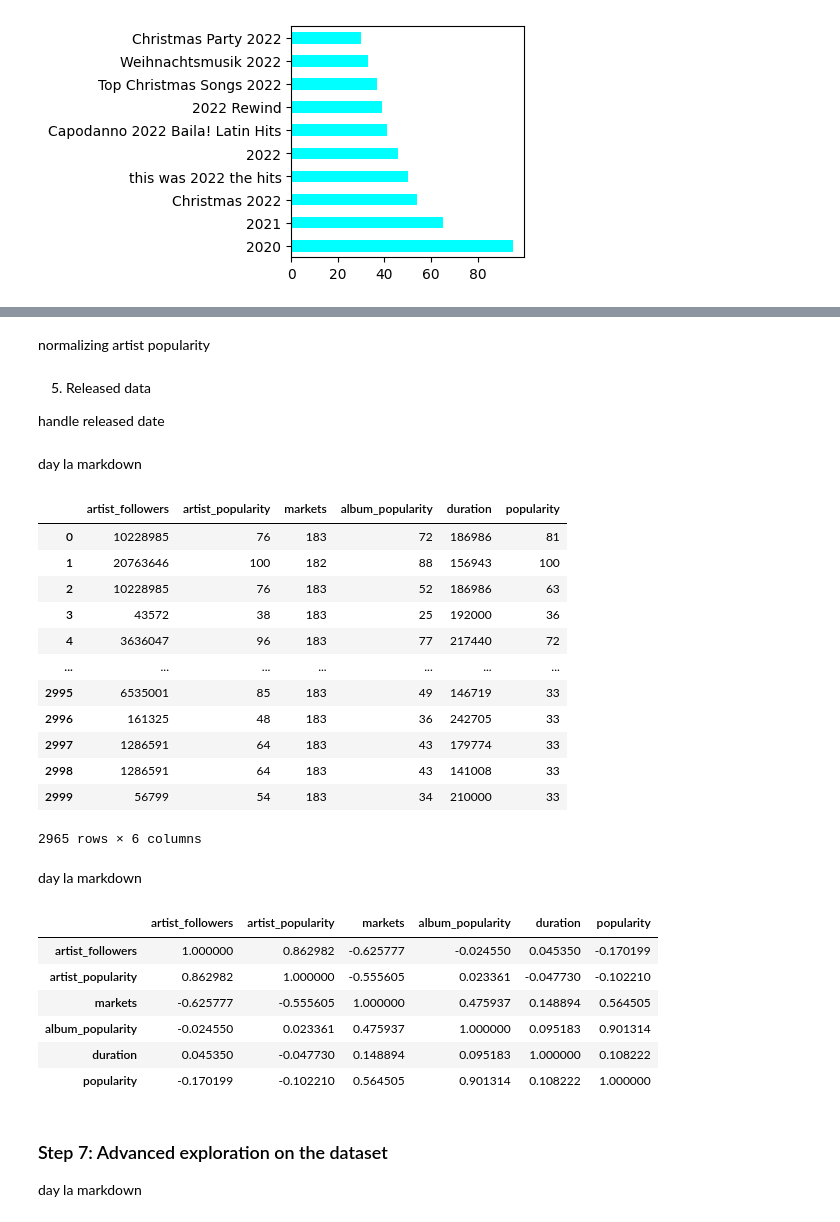
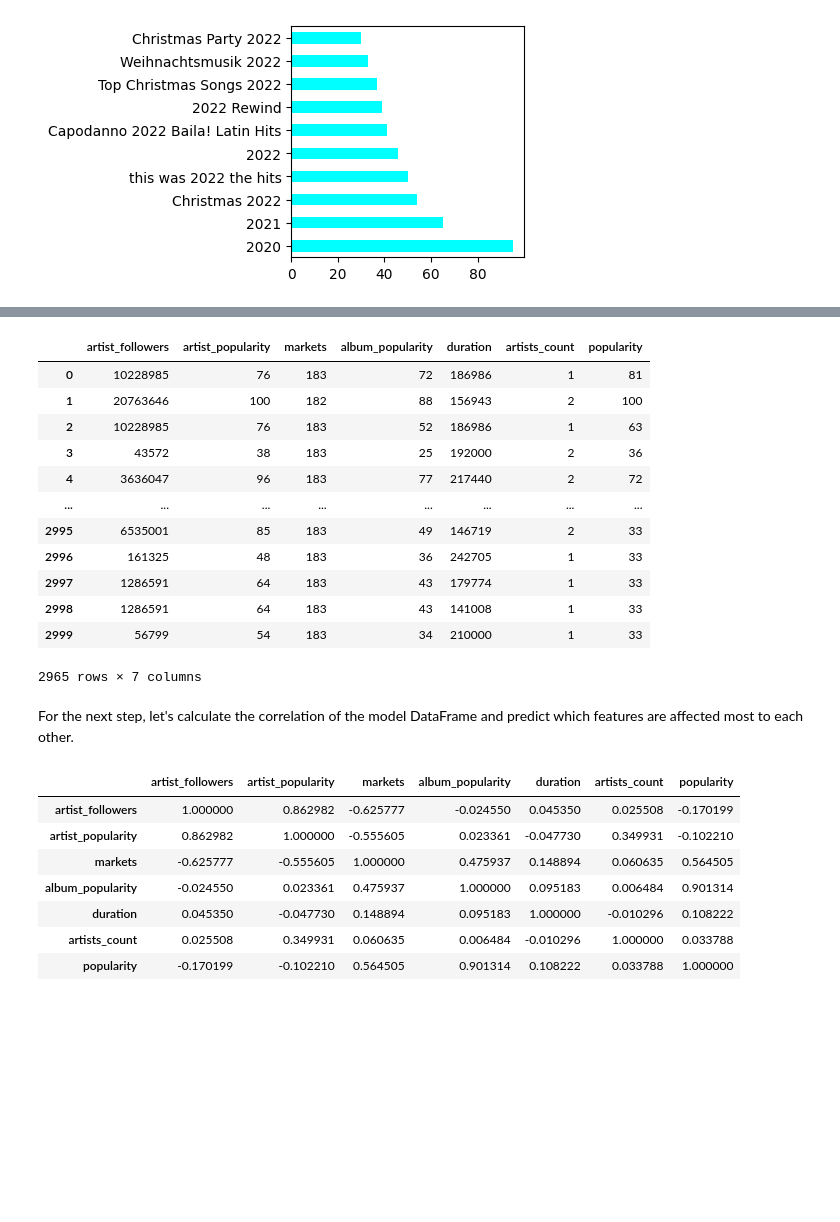
Before and after one commit to quytrungg/Final_Project_CSC14119, a Jupyter notebook: songs_data_exploration.ipynb, the cells around one changed output, grey strips where cells are left out. Drawn from its saved outputs; the diff is of its cells as text; code cells hidden in the pictures; blank space fills up the shorter version.

Commit message:
Finish markdown for songs data exploration

```diff
--- a/songs_data_exploration.ipynb
+++ b/songs_data_exploration.ipynb
@@ -288,2 +339,0 @@ songs_df['artist_popularity'].update(songs_df['artist_popularity'].apply(lambda
-# %% [markdown]
-normalizing artist popularity
@@ -293,4 +339,0 @@ songs_df['artist_popularity'] = songs_df['artist_popularity'].astype('int64')
-# %% [markdown]
-5. Released data
-
-handle released date
@@ -299,35 +340,30 @@ songs_df['released_date'] = pd.to_datetime(songs_df['released_date'], format='%Y
-# %% [markdown]
-day la markdown
 # %%
-songs_model_df = songs_df[['artist_followers', 'artist_popularity', 'markets', 'album_popularity', 'duration', 'popularity']]
+songs_model_df = songs_df[['artist_followers', 'artist_popularity', 'markets', 'album_popularity', 'duration', 'artists_count', 'popularity']]
 songs_model_df
 # %% [output]
-|  | artist_followers | artist_popularity | markets | album_popularity | duration | popularity |
-| 0 | 10228985 | 76 | 183 | 72 | 186986 | 81 |
-| 1 | 20763646 | 100 | 182 | 88 | 156943 | 100 |
-| 2 | 10228985 | 76 | 183 | 52 | 186986 | 63 |
-| 3 | 43572 | 38 | 183 | 25 | 192000 | 36 |
-| 4 | 3636047 | 96 | 183 | 77 | 217440 | 72 |
-| ... | ... | ... | ... | ... | ... | ... |
-| 2995 | 6535001 | 85 | 183 | 49 | 146719 | 33 |
-| 2996 | 161325 | 48 | 183 | 36 | 242705 | 33 |
-| 2997 | 1286591 | 64 | 183 | 43 | 179774 | 33 |
-| 2998 | 1286591 | 64 | 183 | 43 | 141008 | 33 |
-| 2999 | 56799 | 54 | 183 | 34 | 210000 | 33 |
+|  | artist_followers | artist_popularity | markets | album_popularity | duration | artists_count | popularity |
+| 0 | 10228985 | 76 | 183 | 72 | 186986 | 1 | 81 |
+| 1 | 20763646 | 100 | 182 | 88 | 156943 | 2 | 100 |
+| 2 | 10228985 | 76 | 183 | 52 | 186986 | 1 | 63 |
+| 3 | 43572 | 38 | 183 | 25 | 192000 | 2 | 36 |
+| 4 | 3636047 | 96 | 183 | 77 | 217440 | 2 | 72 |
+| ... | ... | ... | ... | ... | ... | ... | ... |
+| 2995 | 6535001 | 85 | 183 | 49 | 146719 | 2 | 33 |
+| 2996 | 161325 | 48 | 183 | 36 | 242705 | 1 | 33 |
+| 2997 | 1286591 | 64 | 183 | 43 | 179774 | 1 | 33 |
+| 2998 | 1286591 | 64 | 183 | 43 | 141008 | 1 | 33 |
+| 2999 | 56799 | 54 | 183 | 34 | 210000 | 1 | 33 |
-2965 rows × 6 columns
+2965 rows × 7 columns
-# %% [markdown]
-day la markdown
+# %% [markdown]
+For the next step, let's calculate the correlation of the model DataFrame and predict which features are affected most to each other.
 # %%
 songs_model_df.corr(method='spearman')
 # %% [output]
-|  | artist_followers | artist_popularity | markets | album_popularity | duration | popularity |
-| artist_followers | 1.000000 | 0.862982 | -0.625777 | -0.024550 | 0.045350 | -0.170199 |
-| artist_popularity | 0.862982 | 1.000000 | -0.555605 | 0.023361 | -0.047730 | -0.102210 |
-| markets | -0.625777 | -0.555605 | 1.000000 | 0.475937 | 0.148894 | 0.564505 |
-| album_popularity | -0.024550 | 0.023361 | 0.475937 | 1.000000 | 0.095183 | 0.901314 |
-| duration | 0.045350 | -0.047730 | 0.148894 | 0.095183 | 1.000000 | 0.108222 |
-| popularity | -0.170199 | -0.102210 | 0.564505 | 0.901314 | 0.108222 | 1.000000 |
+|  | artist_followers | artist_popularity | markets | album_popularity | duration | artists_count | popularity |
+| artist_followers | 1.000000 | 0.862982 | -0.625777 | -0.024550 | 0.045350 | 0.025508 | -0.170199 |
+| artist_popularity | 0.862982 | 1.000000 | -0.555605 | 0.023361 | -0.047730 | 0.349931 | -0.102210 |
+| markets | -0.625777 | -0.555605 | 1.000000 | 0.475937 | 0.148894 | 0.060635 | 0.564505 |
+| album_popularity | -0.024550 | 0.023361 | 0.475937 | 1.000000 | 0.095183 | 0.006484 | 0.901314 |
+| duration | 0.045350 | -0.047730 | 0.148894 | 0.095183 | 1.000000 | -0.010296 | 0.108222 |
+| artists_count | 0.025508 | 0.349931 | 0.060635 | 0.006484 | -0.010296 | 1.000000 | 0.033788 |
+| popularity | -0.170199 | -0.102210 | 0.564505 | 0.901314 | 0.108222 | 0.033788 | 1.000000 |
-# %% [markdown]
-### Step 7: Advanced exploration on the dataset
-
-day la markdown
```
Also changed, not shown: parts of 83 cells of this notebook, 1 other file.
